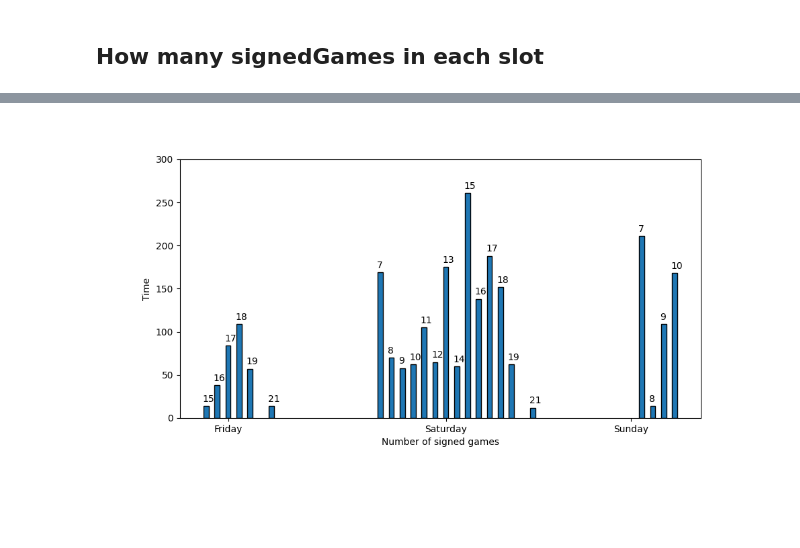
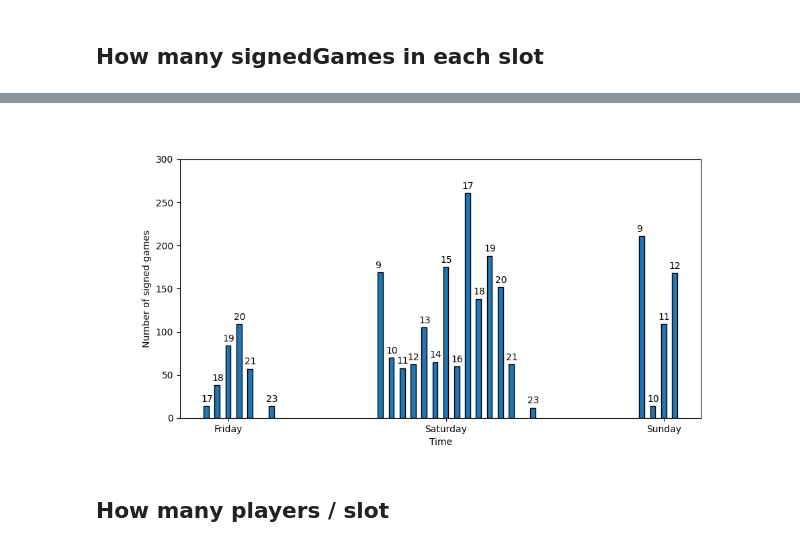
Before and after one commit to ropekonsti/ropecon-2022, a Jupyter notebook: analysis.ipynb, the cells around one changed output, grey strips where cells are left out. Cells and saved outputs as stored; diff of their text form; code cells hidden in the pictures; blank space fills up the shorter version.

```diff
--- a/analysis.ipynb
+++ b/analysis.ipynb
@@ -64,0 +70,4 @@ signedGames_ttrpg = signedGames[signedGames['gameDetails.gameId'].isin(ttrpg)]
+# %%
+signups_ttrpg = signups_ttrpg.assign(datetime=lambda x: [datetime.strptime(d, r'%Y-%m-%dT%H:%M:%SZ')+timedelta(hours=2) for d in signups_ttrpg.time])
+# %%
+signedGames_ttrpg = signedGames_ttrpg.assign(datetime=lambda x: [datetime.strptime(d, r'%Y-%m-%dT%H:%M:%SZ')+timedelta(hours=2) for d in signedGames_ttrpg.time])
@@ -228,2 +241,0 @@ signups_ttrpg.loc['datetime'] = pd.to_datetime(signups_ttrpg.time)
-# %%
-signedGames_ttrpg['datetime'] = pd.to_datetime(signedGames_ttrpg.time)
@@ -237,18 +244,19 @@ slots = signedGames_ttrpg['datetime'].unique()[:-1]
+# %%
+num_signedGames_in_slot = signedGames_ttrpg.groupby(by='datetime').username.count()
 # %%
-from datetime import timedelta, datetime
-
-
 fig, ax = plt.subplots(figsize=(10, 5))
 
-ax.bar(slots, num_signedGames_in_slot, width=0.02, edgecolor='k', linewidth=1)
+ax.bar(num_signedGames_in_slot.index, num_signedGames_in_slot, width=0.02, edgecolor='k', linewidth=1)
 
-ax.set_xlabel('Number of signed games')
-ax.set_ylabel('Time')
-ax.set_xticks([datetime(2022, 7, 29, 17, 0, 0), datetime(2022, 7, 30, 13, 0, 0), datetime(2022, 7, 31, 9, 0, 0)])
+ax.set_ylabel('Number of signed games')
+ax.set_xlabel('Time')
+ax.set_xticks([datetime(2022, 7, 29, 19, 0, 0), datetime(2022, 7, 30, 15, 0, 0), datetime(2022, 7, 31, 11, 0, 0)])
 ax.xaxis.set_major_formatter(mdates.DateFormatter('%A'))
 ax.set_ylim([0, 300])
 
 for i, n in enumerate(num_signedGames_in_slot):
-    ax.text(slots[i]-timedelta(minutes=20), n+5, str(slots[i].hour))
+    ax.text(num_signedGames_in_slot.index[i]-timedelta(minutes=30), n+5, str(num_signedGames_in_slot.index[i].hour))
 # %% [output]
-[figure, old version]
+[figure, new version]
+# %% [markdown]
+## How many players / slot
```
Also changed, not shown: parts of 37 cells of this notebook, 2 other files.
